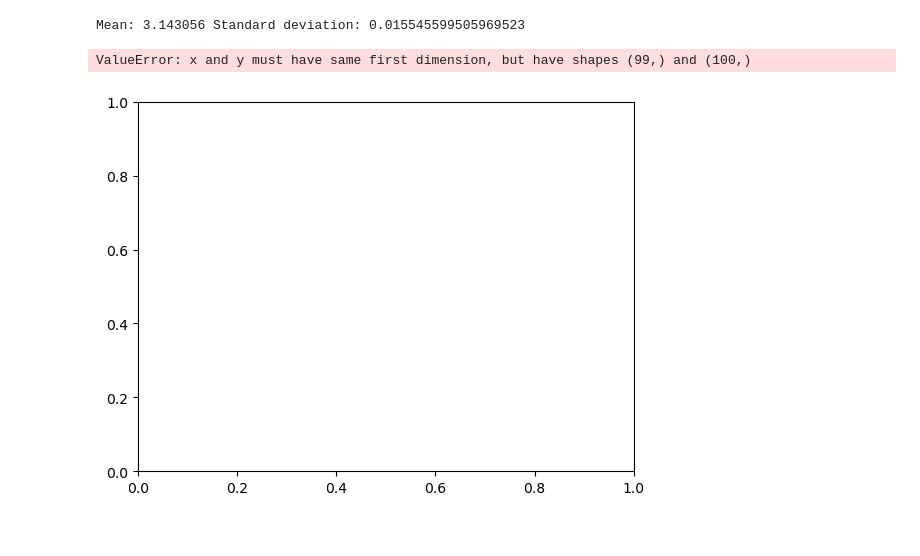
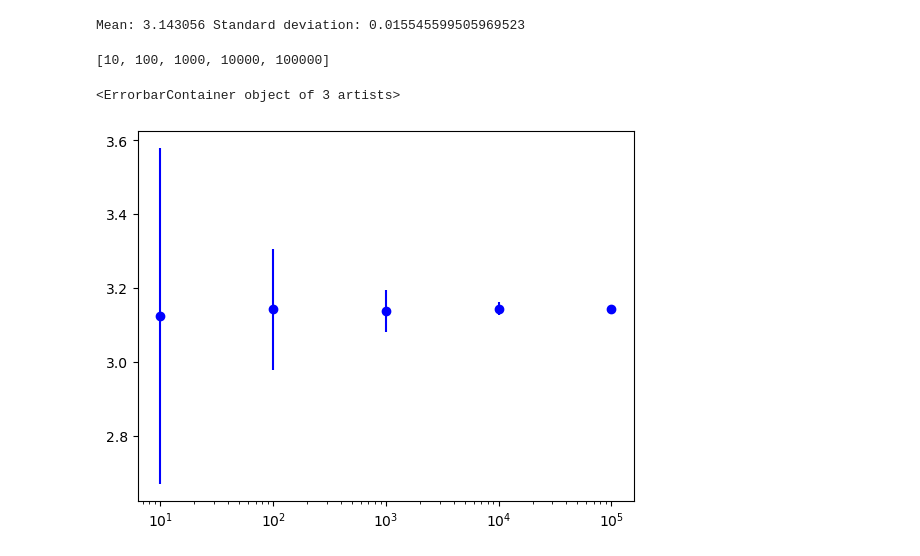
Before and after one commit to SPS-SP2273/learning-portfolio-enxinnn, a Jupyter notebook: random numbers/random_numbers_(good).ipynb, the cells around one changed output. Saved outputs shown, nothing was run; the diff lists cells and outputs as text; code cells hidden in the pictures.

```diff
--- a/random numbers/random_numbers_(good).ipynb
+++ b/random numbers/random_numbers_(good).ipynb
@@ -155,24 +156,29 @@ Mean: 3.143056 Standard deviation: 0.015545599505969523
 # %%
 def estimate_pi(n):
     x=rnd.rand(n)
     y=rnd.rand(n)
     N_green=np.sum((x**2+y**2) <= 1)
     pi = 4 * (N_green / n)
     return pi
 
 means = []
 std_devs = []
-no_of_points = list(range(10, 1000, 10))
+no_of_points = [10, 100, 1000, 10000, 100000]
 
 for i in no_of_points:
     no_of_repeats = 100
     result = [estimate_pi(n=i) for _ in range(no_of_repeats)]
     mean = np.mean(result)
     std_dev = np.std(result)
     means.append(mean)
     std_devs.append(std_dev)
 
-plt.plot(no_of_points, result)
+print(no_of_points)
+
+fig, ax = plt.subplots()
+ax.set_xscale('log')
+ax.errorbar(no_of_points, means, yerr=std_devs, color='b', marker='o', linestyle='none')
 # %% [output]
-ValueError: x and y must have same first dimension, but have shapes (99,) and (100,)
+[10, 100, 1000, 10000, 100000]
+<ErrorbarContainer object of 3 artists>
-[figure, old version]
+[figure, new version]
```
Also changed, not shown: parts of 2 cells of this notebook.
